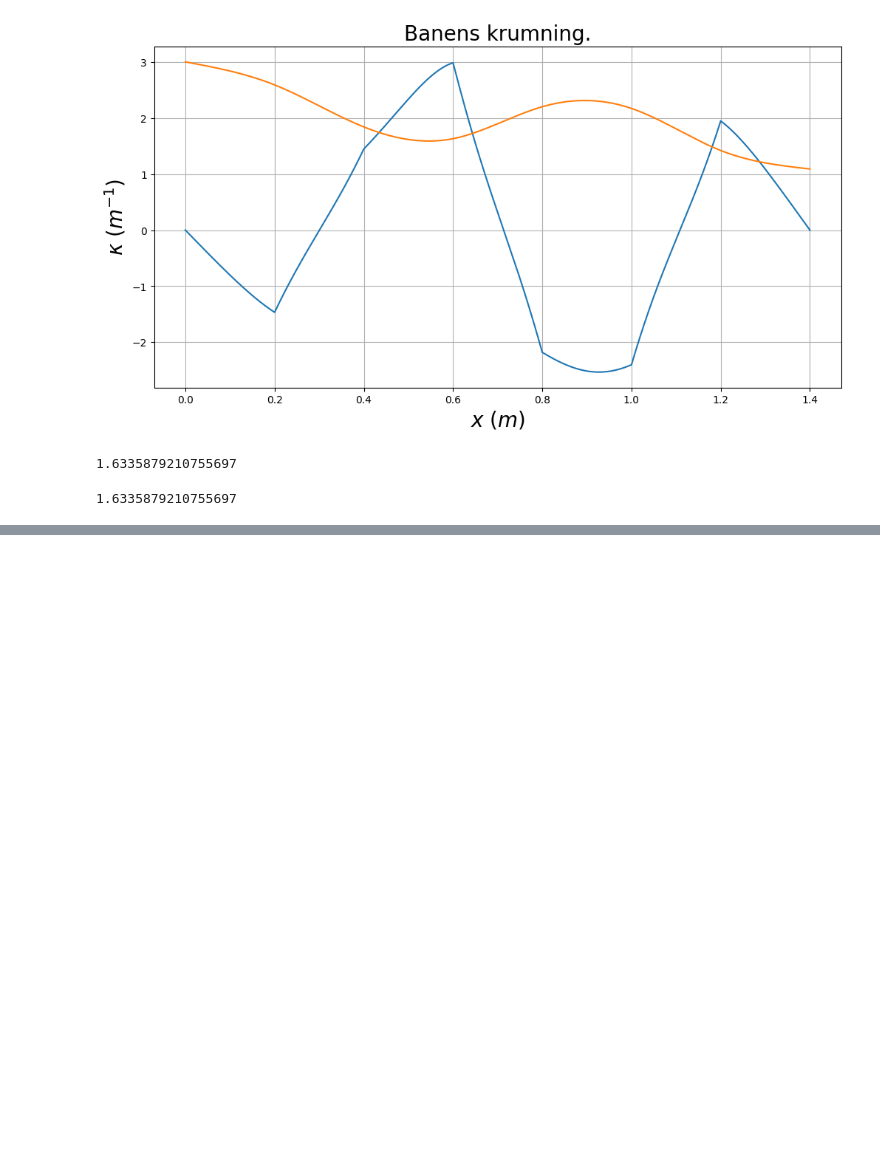
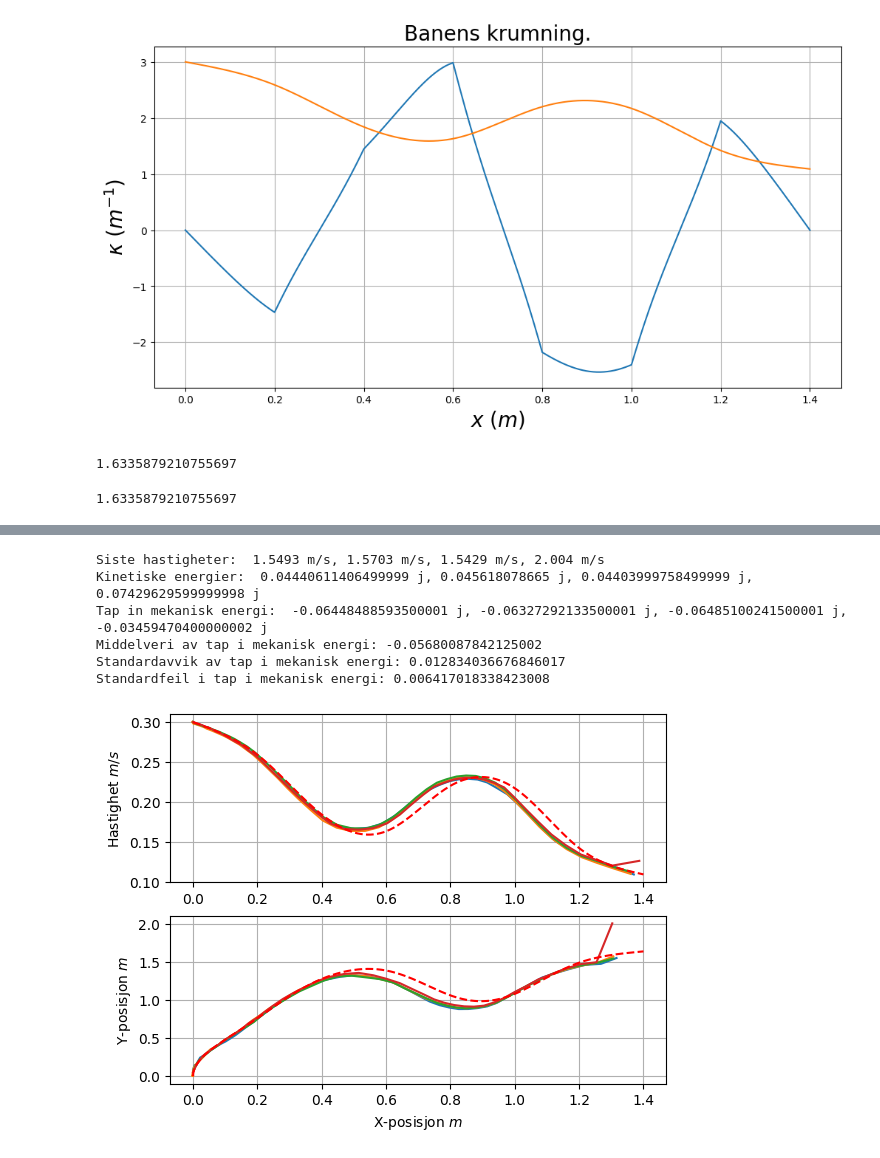
Before and after one commit to Lorangs/FysikkLab, a Jupyter notebook: baneform_V23.ipynb, the cells around one changed output, grey strips where cells are left out. Drawn from its saved outputs; the diff is of its cells as text; code cells hidden in the pictures; blank space fills up the shorter version.

```diff
--- a/baneform_V23.ipynb
+++ b/baneform_V23.ipynb
@@ -275,0 +251,69 @@ ax.plot(x, y, "r--")
+# %%
+import pandas as pd
+import os
+
+fig, axs = plt.subplots(2)
+
+data_folder = "Data/"
+
+vs = []
+
+for file in os.listdir(data_folder)[:-4]:
+    data = pd.read_csv(data_folder + file, dtype={'t': float, 'x': float, 'y': float, 'v': float})
+
+    t_exp = np.array(data["t"])
+    x_exp = np.array(data["x"])
+    y_exp = np.array(data["y"])
+    v_exp = np.array(data["v"])
+
+    x_exp -= x_exp[0]
+
+    y_exp += y[0] - y_exp[0]
+
+    axs[0].plot(x_exp, y_exp)
+    axs[1].plot(x_exp, v_exp)
+
+    vs.append(v_exp[-2])
+
+axs[0].plot(x, y, "r--")
+axs[1].plot(x, hastighet, "r--")
+
+axs[0].set_ylabel("Hastighet $m/s$")
+axs[0].grid()
+
+axs[1].set_xlabel("X-posisjon $m$")
+axs[1].set_ylabel("Y-posisjon $m$")
+axs[1].grid()
+
+print("Siste hastigheter: ", ", ".join([str(v)+" m/s" for v in vs]))
+
+masse = 0.037 # kg
+ks = [1/2*masse*v**2 for v in vs]
+g = 9.81
+
+print("Kinetiske energier: ", ", ".join([str(k)+" j" for k in ks]))
+
+des = [k - masse*g*y[0] for k in ks]
+
+print("Tap in mekanisk energi: ", ", ".join([str(de)+" j" for de in des]))
+
+avg_de = sum(des)/len(des)
+
+print("Middelveri av tap i mekanisk energi:", avg_de)
+
+std_d_de = np.std(des)
+
+std_e_de = std_d_de/np.sqrt(len(des))
+
+print("Standardavvik av tap i mekanisk energi:", std_d_de)
+print("Standardfeil i tap i mekanisk energi:", std_e_de)
+
+plt.show()
+# %% [output]
+Siste hastigheter:  1.5493 m/s, 1.5703 m/s, 1.5429 m/s, 2.004 m/s
+Kinetiske energier:  0.04440611406499999 j, 0.045618078665 j, 0.04403999758499999 j, 0.07429629599999998 j
+Tap in mekanisk energi:  -0.06448488593500001 j, -0.06327292133500001 j, -0.06485100241500001 j, -0.03459470400000002 j
+Middelveri av tap i mekanisk energi: -0.05680087842125002
+Standardavvik av tap i mekanisk energi: 0.012834036676846017
+Standardfeil i tap i mekanisk energi: 0.006417018338423008
+[figure, added]
```
Also changed, not shown: parts of 2 cells of this notebook.
